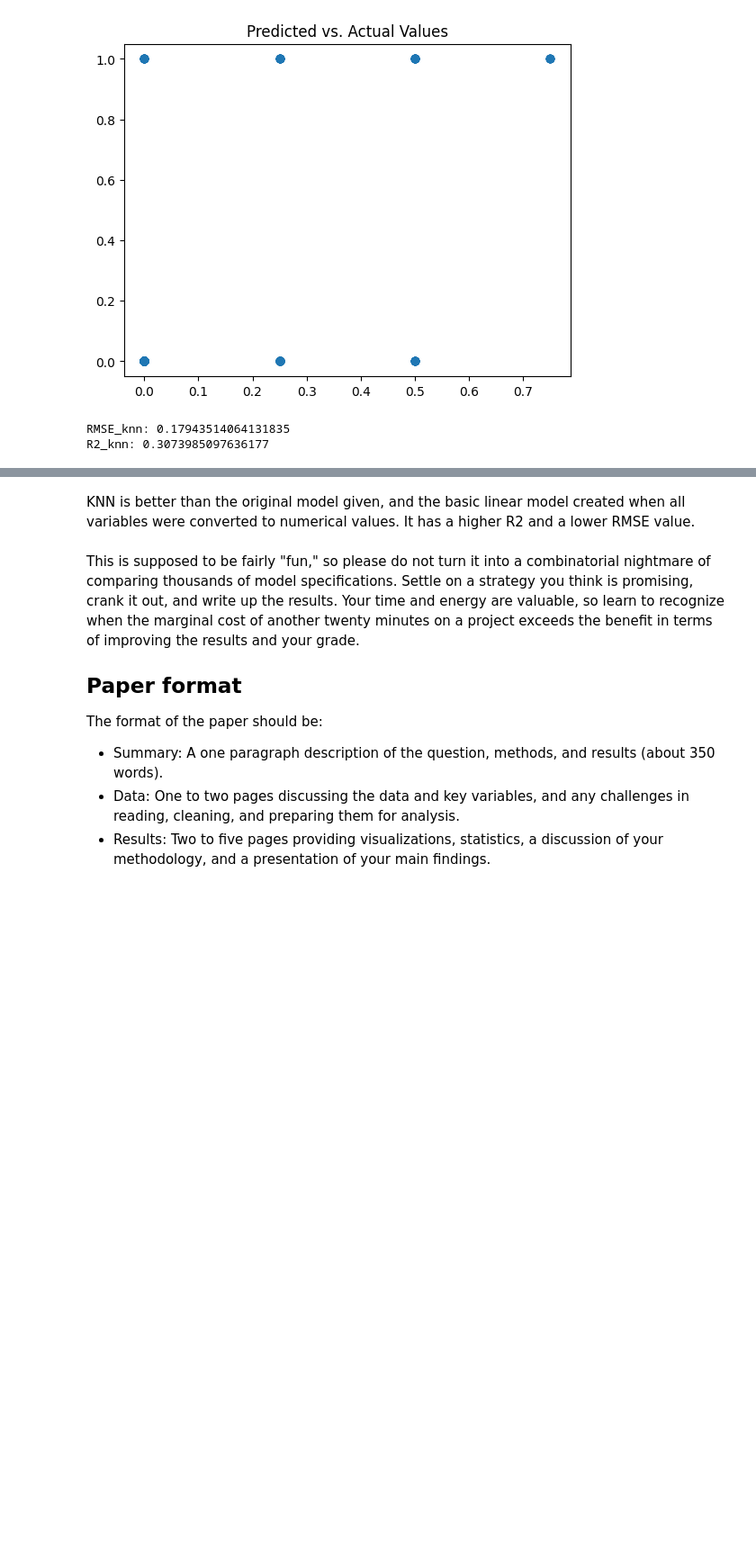
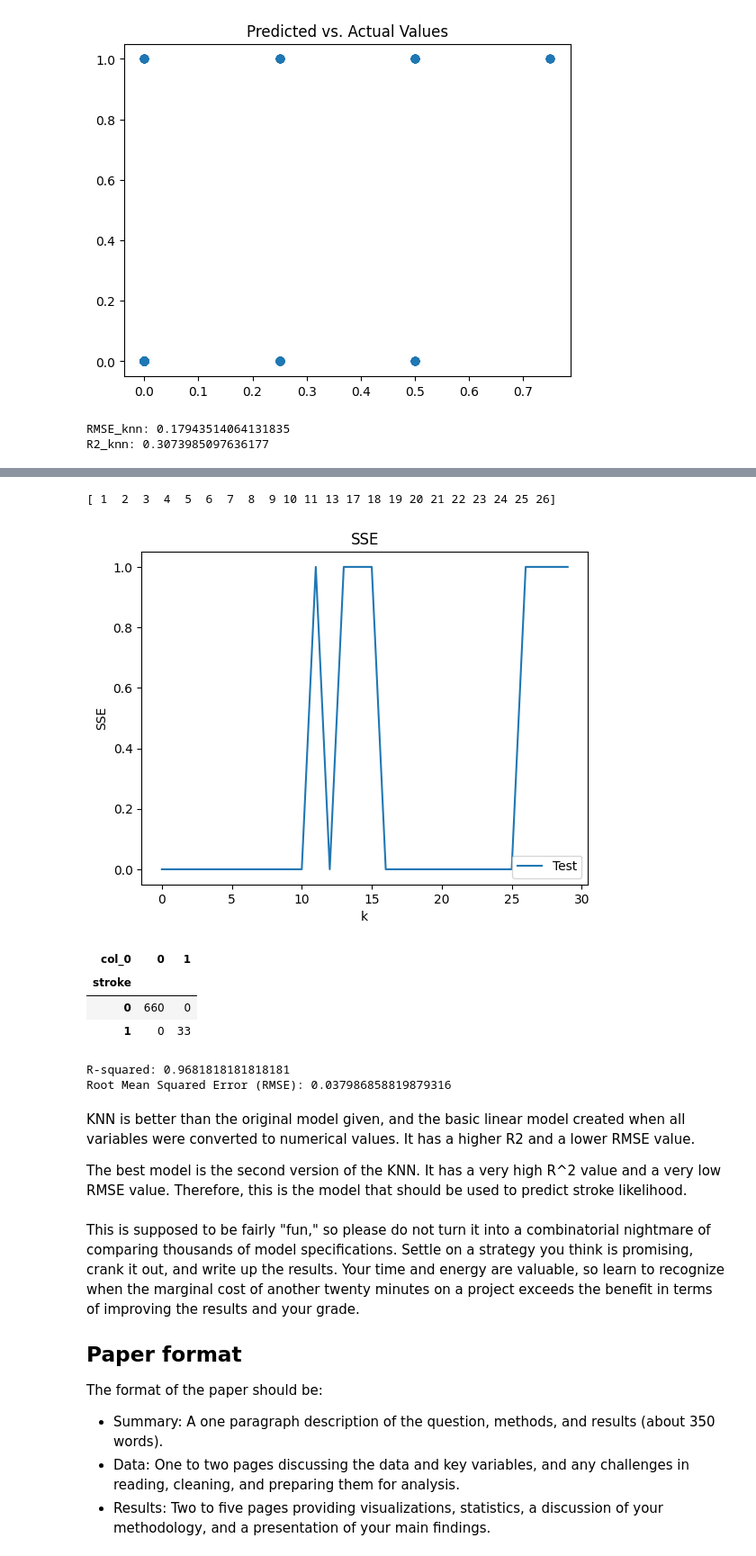
Before and after one commit to LexiVanMetre/group7, a Jupyter notebook: project_2/KNN.ipynb, the cells around one changed output, grey strips where cells are left out. Shown at 90% size. Drawn from its saved outputs; the diff is of its cells as text; code cells hidden in the pictures; blank space fills up the shorter version.

```diff
--- a/project_2/KNN.ipynb
+++ b/project_2/KNN.ipynb
@@ -193,0 +219,3 @@ R2_knn: 0.3073985097636177
+# %%
+df = pd.read_csv('/content/group7/project_2/data/training_data.csv')
+df_test = pd.read_csv('/content/group7/project_2/data/testing_data.csv')
@@ -193,0 +263,4 @@ R2_knn: 0.3073985097636177
+# %%
+X_train = df.loc[:, ['hypertension', 'heart_disease', 'Residence_type', 'smoking_status', 'stroke']]
+X_test = df_test.loc[:, ['hypertension', 'heart_disease', 'Residence_type', 'smoking_status', 'stroke']]
+print(X_test)
@@ -193,0 +282,13 @@ R2_knn: 0.3073985097636177
+# %%
+# Model
+def maxmin(x): # Max-min scaler function
+    x = (x-min(x))/(max(x)-min(x))
+    return x
+
+y_train = X_train['stroke']
+y_test = X_test['stroke'] #target variable
+
+X_train = X_train.apply(maxmin) # Normalize the data
+X_test = X_test.apply(maxmin)
+
+print(X_train)
@@ -194,5 +310,59 @@ R2_knn: 0.3073985097636177
+# %%
+# Create SSE plot
+import numpy as np
+import matplotlib.pyplot as plt
+from sklearn.neighbors import KNeighborsClassifier
+
+k_bar = 30
+k_grid = np.arange(1,k_bar)
+SSE = np.zeros(k_bar)
+for k in range(k_bar):
+    model = KNeighborsClassifier(n_neighbors=k+1)
+    fitted_model = model.fit(X_train,y_train)
+    y_hat = fitted_model.predict(X_test)
+    SSE[k] = np.sum( (y_test-y_hat)**2 )
+
+SSE_min = np.min(SSE)
+min_index = np.where(SSE==SSE_min)
+k_star = k_grid[min_index]
+print(k_star)
+
+plt.plot(np.arange(0,k_bar),SSE,label='Test') # Plot SSE by k
+plt.xlabel("k")
+plt.ylabel("SSE")
+plt.legend(loc='lower right')
+plt.title('SSE')
+plt.show()
+# %% [output]
+[ 1  2  3  4  5  6  7  8  9 10 11 13 17 18 19 20 21 22 23 24 25 26]
+[figure, added]
+# %%
+model = KNeighborsClassifier(n_neighbors=9) # Create a sk model for k
+fitted_model = model.fit(X_train,y_train) # Train the model on our data
+y_hat_2 = fitted_model.predict(X_test) # Predict values for test set
+
+pd.crosstab(y_test, y_hat_2)
+# %% [output]
+| col_0 | 0 | 1 |
+| stroke |  |  |
+| 0 | 660 | 0 |
+| 1 | 0 | 33 |
+# %%
+from sklearn.metrics import r2_score, mean_squared_error
+
+r_squared = r2_score(y_test, y_hat)
+print(f'R-squared: {r_squared}')
+
+
+rmse = np.sqrt(mean_squared_error(y_test, y_hat))
+print(f'Root Mean Squared Error (RMSE): {rmse}')
+# %% [output]
+R-squared: 0.9681818181818181
+Root Mean Squared Error (RMSE): 0.037986858819879316
 # %% [markdown]
 KNN is better than the original model given, and the basic linear model created when all variables were converted to numerical values. It has a higher R2 and a lower RMSE value.
+
+The best model is the second version of the KNN. It has a very high R^2 value and a very low RMSE value. Therefore, this is the model that should be used to predict stroke likelihood.
 # %% [markdown]
 This is supposed to be fairly "fun," so please do not turn it into a combinatorial nightmare of comparing thousands of model specifications. Settle on a strategy you think is promising, crank it out, and write up the results. Your time and energy are valuable, so learn to recognize when the marginal cost of another twenty minutes on a project exceeds the benefit in terms of improving the results and your grade.
 
```
Also changed, not shown: parts of 15 cells of this notebook.
